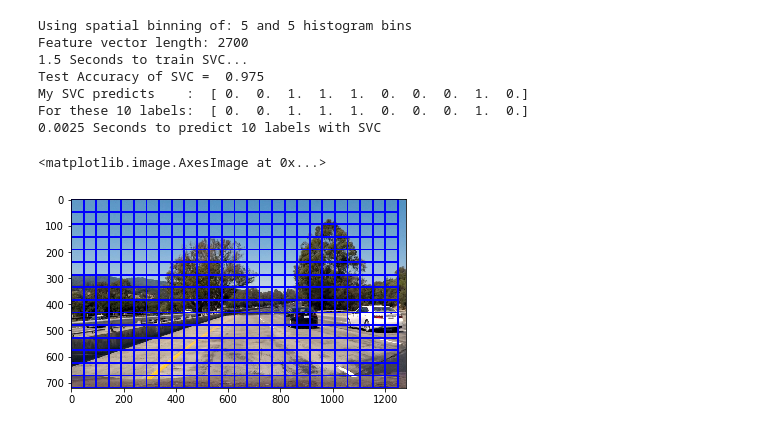
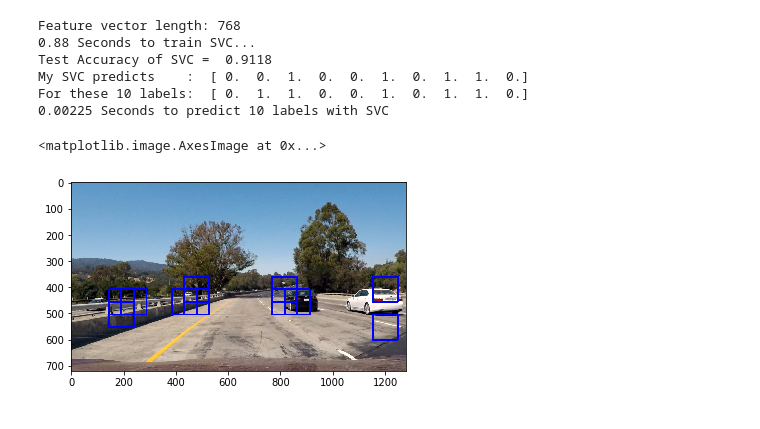
Before and after one commit to tjacobs/CarND-Vehicle-Detection, a Jupyter notebook: Vehicle Detection.ipynb, the cells around one changed output. Drawn from its saved outputs; the diff is of its cells as text; code cells hidden in the pictures.

```diff
--- a/Vehicle Detection.ipynb
+++ b/Vehicle Detection.ipynb
@@ -470,78 +451,71 @@ fig.tight_layout()
 # %%
-
-
 # Define the labels vector
 y = np.hstack((np.ones(len(car_features)), np.zeros(len(notcar_features))))
 
 # Split up data into randomized training and test sets
 rand_state = np.random.randint(0, 100)
 X_train, X_test, y_train, y_test = train_test_split(scaled_X, y, test_size=0.2, random_state=rand_state)
-print('Using spatial binning of:', spatial, 'and', histbin, 'histogram bins')
+#print('Using spatial binning of:', spatial, 'and', histbin, 'histogram bins')
 print('Feature vector length:', len(X_train[0]))
 
 # Use a linear SVC
 svc = LinearSVC()
 
-# Check the training time for the SVC
+# Train!
 t=time.time()
 svc.fit(X_train, y_train)
 t2 = time.time()
 print(round(t2-t, 2), 'Seconds to train SVC...')
-
-# Check the score of the SVC
 print('Test Accuracy of SVC = ', round(svc.score(X_test, y_test), 4))
 
 # Check the prediction time for a single sample
 t=time.time()
 n_predict = 10
 print('My SVC predicts    : ', svc.predict(X_test[0:n_predict]))
 print('For these',n_predict, 'labels: ', y_test[0:n_predict])
 t2 = time.time()
 print(round(t2-t, 5), 'Seconds to predict', n_predict,'labels with SVC')
 
-# Test
+# Test on image
 image = mpimg.imread('test_images/test1.jpg')
 draw_image = np.copy(image)
 
-# Slide those windows
-windows = slide_window(image, x_start_stop=[None, None], y_start_stop=[None, None], xy_window=(96, 96), xy_overlap=(0.5, 0.5))
+# Define pipeline
+def pipel(image):
+    # Generate those windows
+    windows = slide_window(image, x_start_stop=[None, None], y_start_stop=[int(image.shape[0]/2), None], xy_window=(96, 96), xy_overlap=(0.5, 0.5))
 
+    # Detect in those windows
+    hot_windows = search_windows(image, windows, svc, X_scaler,
+                            color_space = color_space,
+                            spatial_size = spatial_size,
+                            hist_bins = hist_bins,
+                            orient = orient,
+                            pix_per_cell = pix_per_cell,
+                            cell_per_block = cell_per_block,
+                            hog_channel = hog_channel,
+                            spatial_feat = spatial_feat,
+                            hist_feat = hist_feat,
+                            hog_feat = hog_feat)
+    return hot_windows
 
-color_space = 'RGB' # Can be RGB, HSV, LUV, HLS, YUV, YCrCb
-orient = 9  # HOG orientations
-pix_per_cell = 8 # HOG pixels per cell
-cell_per_block = 2 # HOG cells per block
-hog_channel = 0 # Can be 0, 1, 2, or "ALL"
-spatial_size = (16, 16) # Spatial binning dimensions
-hist_bins = 16    # Number of histogram bins
-spatial_feat = True # Spatial features on or off
-hist_feat = True # Histogram features on or off
-hog_feat = True # HOG features on or off
-y_start_stop = [None, None] # Min and max in y to search in slide_window()
-
-# Detect in those windows
-hot_windows = search_windows(image, windows, svc, X_scaler, color_space=color_space,
-                        spatial_size=spatial_size, hist_bins=hist_bins,
-                        orient=orient, pix_per_cell=pix_per_cell,
-                        cell_per_block=cell_per_block,
-                        hog_channel=hog_channel, spatial_feat=spatial_feat,
-                        hist_feat=hist_feat, hog_feat=hog_feat)
+# Run
+hot_windows = pipel(image)
 
 # Draw those windows
 window_img = draw_boxes(draw_image, hot_windows, colour=(0, 0, 255), thickness=6)
 
 # Show
 plt.imshow(window_img)
 # %% [output]
-Using spatial binning of: 5 and 5 histogram bins
-Feature vector length: 2700
-1.5 Seconds to train SVC...
-Test Accuracy of SVC =  0.975
-My SVC predicts    :  [ 0.  0.  1.  1.  1.  0.  0.  0.  1.  0.]
-For these 10 labels:  [ 0.  0.  1.  1.  1.  0.  0.  0.  1.  0.]
-0.0025 Seconds to predict 10 labels with SVC
+Feature vector length: 768
+0.88 Seconds to train SVC...
+Test Accuracy of SVC =  0.9118
+My SVC predicts    :  [ 0.  0.  1.  0.  0.  1.  0.  1.  1.  0.]
+For these 10 labels:  [ 0.  1.  1.  0.  0.  1.  0.  1.  1.  0.]
+0.00225 Seconds to predict 10 labels with SVC
 <matplotlib.image.AxesImage at 0x...>
-[figure, old version]
+[figure, new version]
 # %%
 # Define pipeline
 def pipeline( image ):
```
Also changed, not shown: parts of 15 cells of this notebook.
